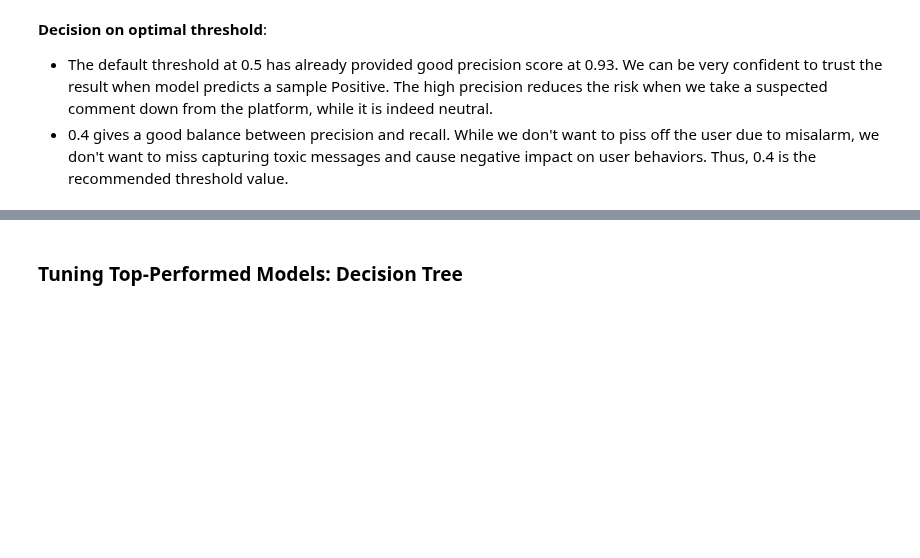
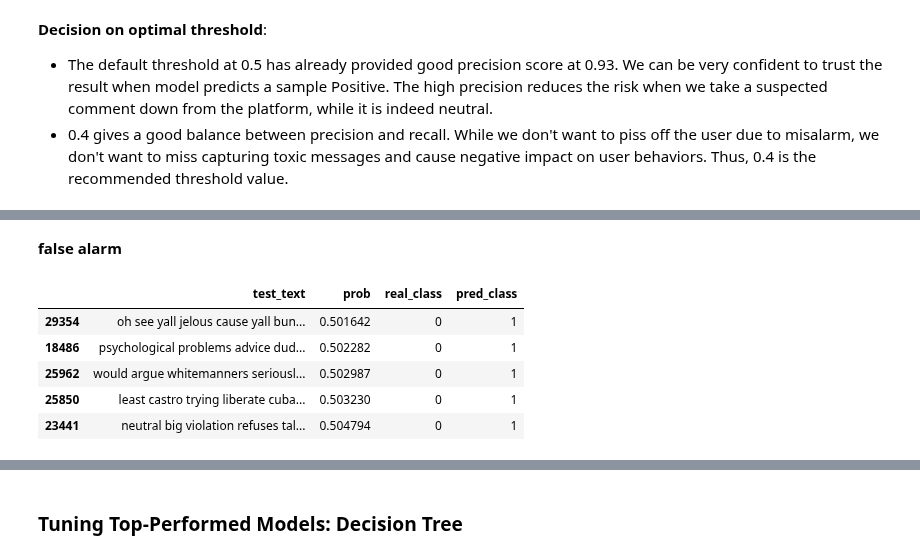
Before and after one commit to dorislin27/toxic_comment_classifier, a Jupyter notebook: classifier_toxic_comment.ipynb, the cells around one changed output, grey strips where cells are left out. Cells and saved outputs as stored; diff of their text form; code cells hidden in the pictures; blank space fills up the shorter version.

```diff
--- a/classifier_toxic_comment.ipynb
+++ b/classifier_toxic_comment.ipynb
@@ -918,0 +896,12 @@ for i in threshold_list:
+# %% [markdown]
+**false alarm**
+# %%
+fp_df = error_df.loc[error_df['pred_class'] > error_df['real_class']].sort_values(by = ['prob'], ascending=True)
+fp_df.head()
+# %% [output]
+|  | test_text | prob | real_class | pred_class |
+| 29354 | oh see yall jelous cause yall bun... | 0.501642 | 0 | 1 |
+| 18486 | psychological problems advice dud... | 0.502282 | 0 | 1 |
+| 25962 | would argue whitemanners seriousl... | 0.502987 | 0 | 1 |
+| 25850 | least castro trying liberate cuba... | 0.503230 | 0 | 1 |
+| 23441 | neutral big violation refuses tal... | 0.504794 | 0 | 1 |
```
Also changed, not shown: parts of 17 cells of this notebook.
